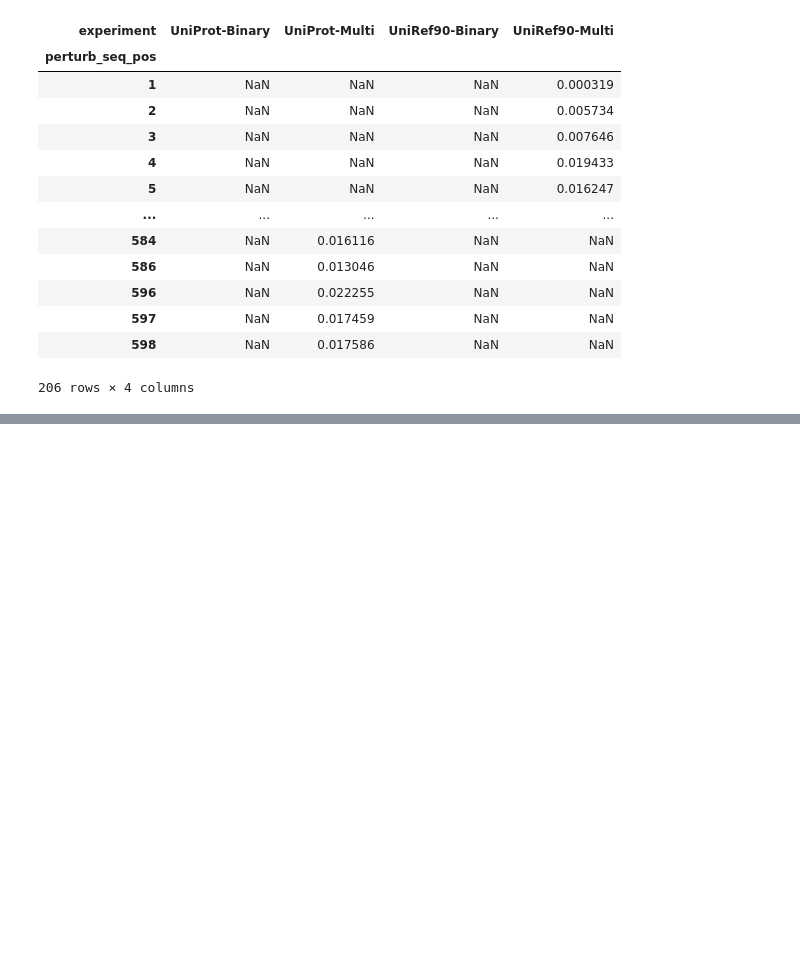
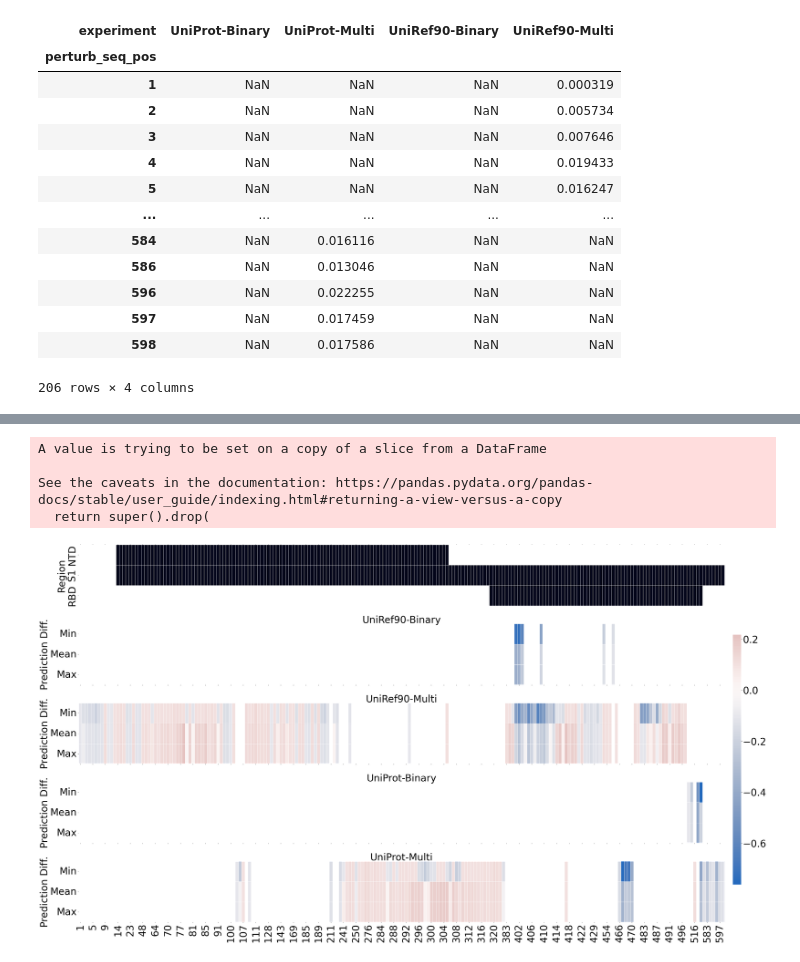
Before and after one commit to NSF-COMPASS-Center/HAVEN, a Jupyter notebook: src/jupyter_notebooks/perturbation/sars-cov-2/sarscov2-aligned-perturbation-analysis.ipynb, the cells around one changed output, grey strips where cells are left out. Saved outputs shown, nothing was run; the diff lists cells and outputs as text; code cells hidden in the pictures; blank space fills up the shorter version.

Commit message:
updated perturbation analysis viz

```diff
--- a/src/jupyter_notebooks/perturbation/sars-cov-2/sarscov2-aligned-perturbation-analysis.ipynb
+++ b/src/jupyter_notebooks/perturbation/sars-cov-2/sarscov2-aligned-perturbation-analysis.ipynb
@@ -82,5 +83,7 @@ df.head()
 | 3 | UniRef90_A0A8B6RAI1 | 0.741563 | Human | R | 403 | L | -0.246585 | ... |
 | 4 | UniRef90_A0A8B6RJG7 | 0.852662 | Human | Q | 409 | L | -0.135195 | ... |
 # %%
-len(df["perturb_seq_pos"].unique())
+positions = df["perturb_seq_pos"].sort_values().unique()
+print(positions)
+len(positions)
 # %% [output]
@@ -120,3 +128,10 @@ df_1_pivot
 # df_2 = df_2.reset_index()
 # df_2_pivot_mean = df_2.pivot(index="perturb_seq_pos", columns="experiment", values="Mean")
 # df_2_pivot_max = df_2.pivot(index="perturb_seq_pos", columns="experiment", values="Max")
+# %%
+df_2_all = df[["Human_pred_diff", "perturb_seq_pos"]].groupby(["perturb_seq_pos"])["Human_pred_diff"].agg(Min = "min", Mean = "mean", Max = "mean")
+df_2_all = df_2_all.reset_index()
+df_2_all = df_2_all.set_index("perturb_seq_pos")
+# %%
+vmin = df_2_all["Min"].min()
+vmax = df_2_all["Max"].max()
@@ -123,5 +140,5 @@ df_1_pivot
 # %%
-df_2 = df[["Human_pred_diff", "perturb_seq_pos"]].groupby(["perturb_seq_pos"])["Human_pred_diff"].agg(Min = "min", Mean = "mean", Max = "mean")
+df_2 = df[["Human_pred_diff", "perturb_seq_pos", "experiment"]].groupby(["experiment", "perturb_seq_pos"])["Human_pred_diff"].agg(Min = "min", Mean = "mean", Max = "mean")
 df_2 = df_2.reset_index()
 df_2 = df_2.set_index("perturb_seq_pos")
 #df_2_pivot_mean = df_2.pivot(index="perturb_seq_pos", columns="experiment", values="Mean")
@@ -170,32 +208,54 @@ plt.show()
 # %%
 output_file_path = os.path.join(os.getcwd(), "..", "..", "..", "..", "output/visualization/prelim_exam/sarscov2_s_uniref90_uniprot_aligned_perturbation_analysis_horizontal.pdf")
 cmap = sns.color_palette("vlag", as_cmap=True)
-plt.rcParams['xtick.labelsize'] = 12
-plt.rcParams['ytick.labelsize'] = 12
-plt.rcParams.update({'font.size': 12})
-fig, ax =plt.subplots(3,1,figsize=(42, 10), sharex=True, gridspec_kw={'height_ratios': [.5, 1.5, 1.5]})
+plt.rcParams['xtick.labelsize'] = 42
+plt.rcParams['ytick.labelsize'] = 42
+plt.rcParams.update({'font.size': 42})
+fig, ax =plt.subplots(5,1,figsize=(50, 30), sharex=True)#, gridspec_kw={'height_ratios': [.5, 1, 1, 1, 1]})
 
-sns.heatmap(df_3.T, ax=ax[0], vmin=0, vmax=1, cmap=sns.cm.rocket_r, cbar=True)
-ax[0].set_ylabel("Region")
-ax[0].set_xlabel("Amino acid position")
+cbar_ax = fig.add_axes([.91, .2, .01, .5])
+
+sns.heatmap(df_3.T, ax=ax[0], vmin=0, vmax=1, cmap=sns.cm.rocket_r, cbar=False, linewidth=.5)
+ax[0].set_ylabel("Region", fontsize=42)
+ax[0].set_xlabel("", fontsize=42)
 ax[0].xaxis.tick_top()
 ax[0].xaxis.set_label_position("top")
 
-sns.heatmap(df_1_pivot.T, linewidth=.5, ax=ax[1], cmap=sns.cm.rocket_r)
-ax[1].set_ylabel("Experiment")
-ax[1].set_xlabel("")
+for i, val in enumerate(experiment_rename_map.values()):
+    df_val = df_2[df_2["experiment"] == val]
+    df_val.drop(columns=["experiment"], inplace=True)
+    df_val = df_val.T
+    df_val = df_val.reindex(columns=positions)
+    sns.heatmap(df_val, linewidth=.5, ax=ax[i+1], cmap="vlag", center=0, vmin=vmin, vmax=vmax,
+               cbar= i == 0,
+               cbar_ax=None if i else cbar_ax)
+    ax[i+1].set_ylabel("Prediction Diff.")
+    ax[i+1].set_xlabel(val, fontsize=42)
+    ax[i+1].xaxis.set_label_position("top")
 
-sns.heatmap(df_2.T, linewidth=.5, ax=ax[2], cmap="RdBu_r", center=0)
-ax[2].set_ylabel("Prediction Diff")
-ax[2].set_xlabel("")
+# sns.heatmap(df_2_all.T, linewidth=.5, ax=ax[5], cmap="vlag", center=0)
+# ax[5].set_ylabel("Prediction Diff.")
+# ax[5].set_xlabel("All Models")
+# ax[5].xaxis.set_label_position("top")
+
+
+# sns.heatmap(df_1_pivot.T, linewidth=.5, ax=ax[5], cmap="rocket_r")
+# ax[5].set_ylabel("", fontsize=32)
+# ax[5].set_xlabel("")
 
 # sns.heatmap(df_2_pivot_max, linewidth=.5, ax=ax[2])
 #ax[2].set_xlabel("Prediction Diff", 12)
 #ax[2].set_ylabel("")
 
 #ax[1].legend(loc='right', bbox_to_anchor=(1.0, 1.05))
 #fig.tight_layout(pad=5.0)
-plt.subplots_adjust(hspace=.5)
+plt.subplots_adjust(hspace=.3)
 #ax[0].legend(bbox_to_anchor=(1.05, 1), loc='upper left', fontsize="10")
 plt.savefig(output_file_path)
 plt.show()
+# %% [output]
+A value is trying to be set on a copy of a slice from a DataFrame
+
+See the caveats in the documentation: https://pandas.pydata.org/pandas-docs/stable/user_guide/indexing.html#returning-a-view-versus-a-copy
+  return super().drop(
+[figure, added]
```
Also changed, not shown: parts of 7 cells of this notebook, 2 other files.
